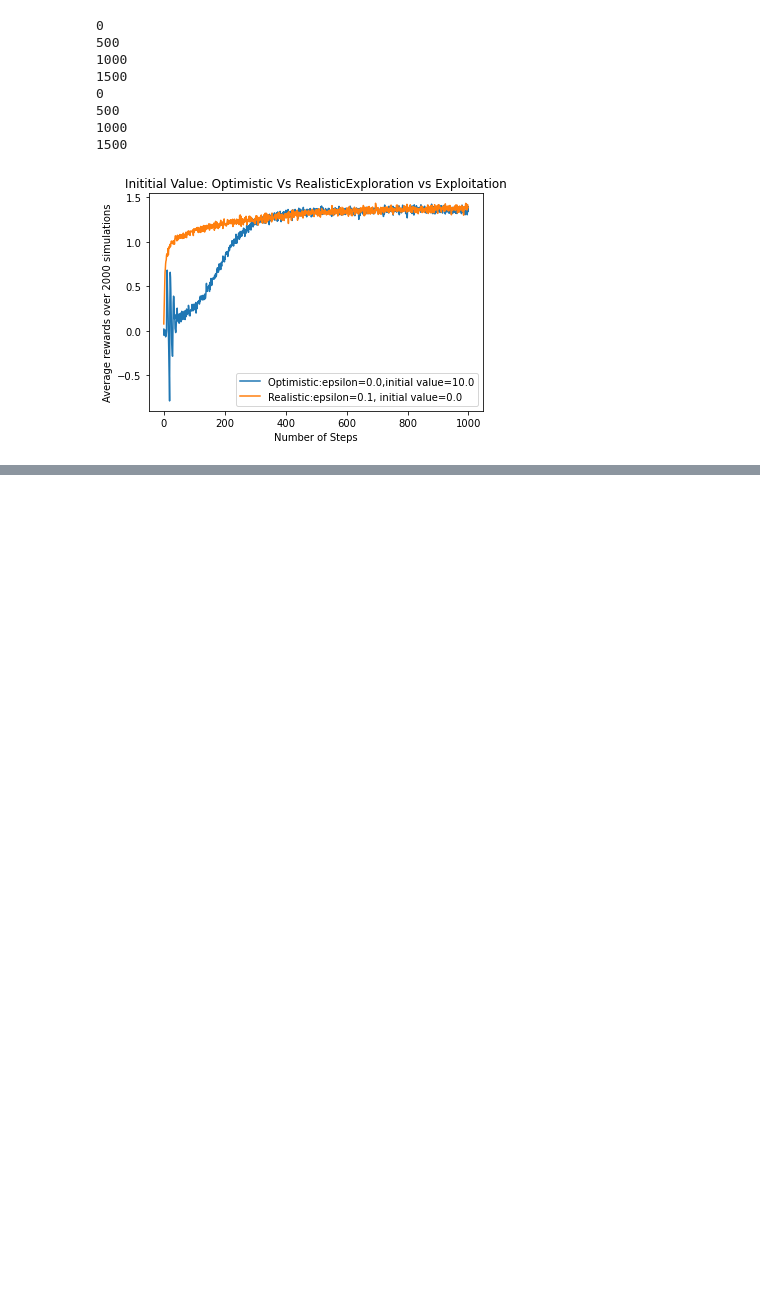
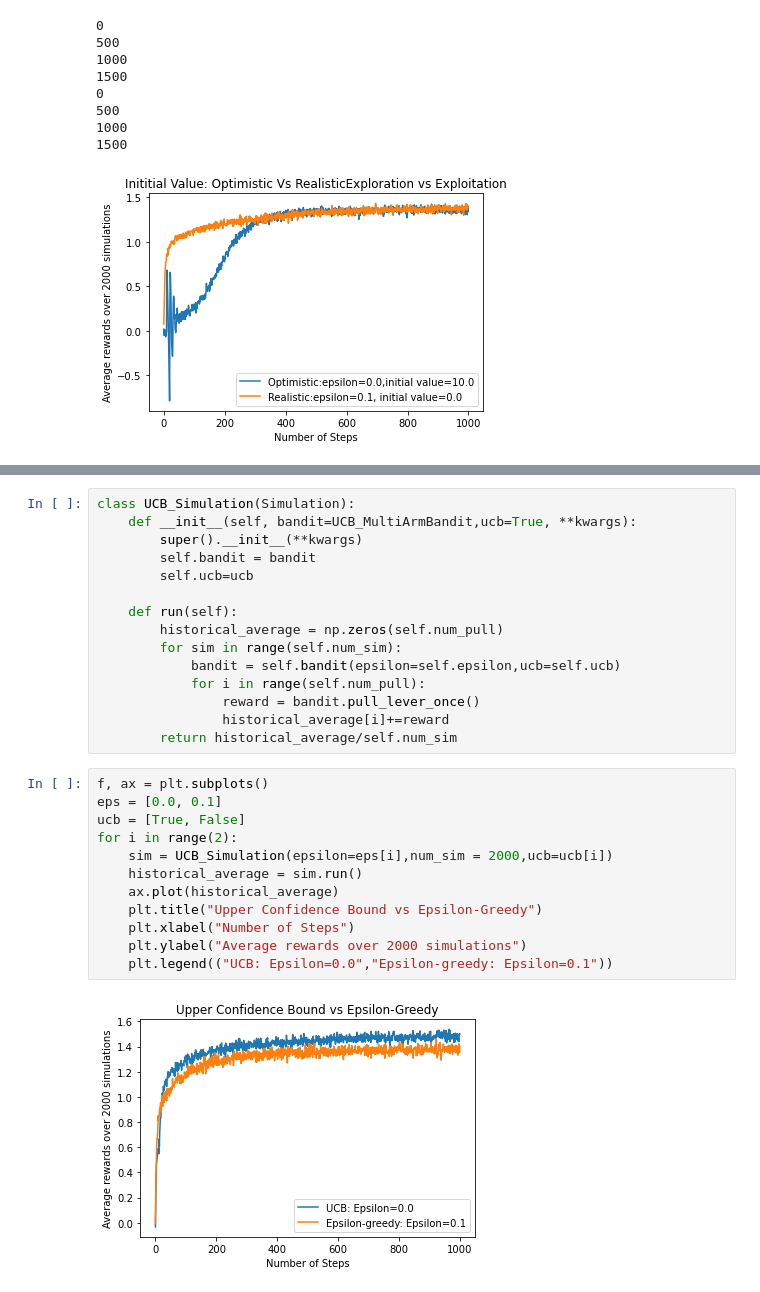
Before and after one commit to Qbiwan/MultiArmBandit, a Jupyter notebook: MultiArmBandit.ipynb, the cells around one changed output, grey strips where cells are left out. Cells and saved outputs as stored; diff of their text form; blank space fills up the shorter version.

```diff
--- a/MultiArmBandit.ipynb
+++ b/MultiArmBandit.ipynb
@@ -240,0 +276,29 @@ for i in range(2):
+# %%
+class UCB_Simulation(Simulation):
+    def __init__(self, bandit=UCB_MultiArmBandit,ucb=True, **kwargs):
+        super().__init__(**kwargs)
+        self.bandit = bandit
+        self.ucb=ucb
+
+    def run(self):
+        historical_average = np.zeros(self.num_pull)
+        for sim in range(self.num_sim):
+            bandit = self.bandit(epsilon=self.epsilon,ucb=self.ucb)
+            for i in range(self.num_pull):
+                reward = bandit.pull_lever_once()
+                historical_average[i]+=reward
+        return historical_average/self.num_sim
+# %%
+f, ax = plt.subplots()
+eps = [0.0, 0.1]
+ucb = [True, False]
+for i in range(2):
+    sim = UCB_Simulation(epsilon=eps[i],num_sim = 2000,ucb=ucb[i])
+    historical_average = sim.run()
+    ax.plot(historical_average)
+    plt.title("Upper Confidence Bound vs Epsilon-Greedy")
+    plt.xlabel("Number of Steps")
+    plt.ylabel("Average rewards over 2000 simulations")
+    plt.legend(("UCB: Epsilon=0.0","Epsilon-greedy: Epsilon=0.1"))
+# %% [output]
+[figure, added]
```
Also changed, not shown: parts of 3 cells of this notebook, 3 other files.
